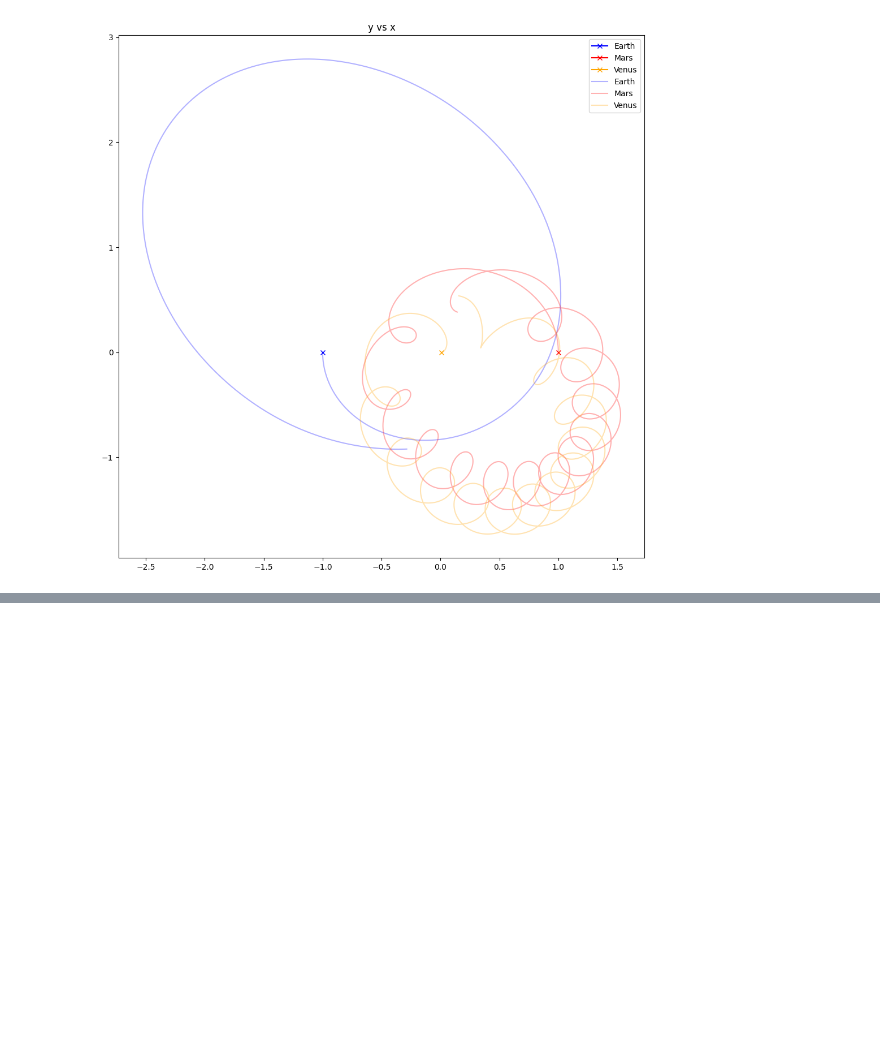
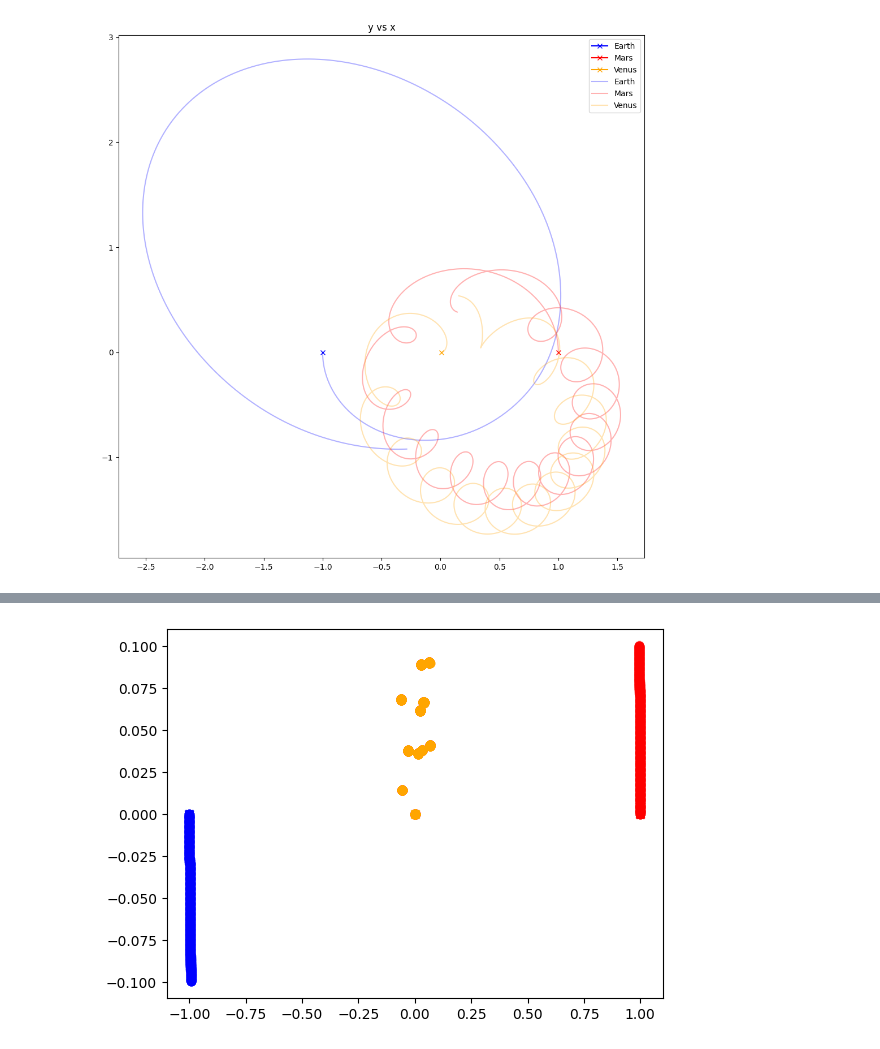
Before and after one commit to wastjohn/ThreeBodyProblemVis, a Jupyter notebook: ThreeBodyVis.ipynb, the cells around one changed output, grey strips where cells are left out. Saved outputs shown, nothing was run; the diff lists cells and outputs as text; code cells hidden in the pictures; blank space fills up the shorter version.

```diff
--- a/ThreeBodyVis.ipynb
+++ b/ThreeBodyVis.ipynb
@@ -427,0 +467,24 @@ t3.clear()
+# %%
+mid_pos = perterbations(10)
+
+p = np.array([-1, 1, 0, 0, 0, 0, 0, 0, 0, -1, 1, 0])
+d = heun(p, 100, 0.001)
+plt.figure(1)
+plt.scatter(d['P1: X Position'][0], d['P1: Y Position'][0], c='blue', marker='x', label='Earth')
+plt.scatter(d['P2: X Position'][0], d['P2: Y Position'][0], c='red', marker='x',label='Mars')
+plt.scatter(d['P3: X Position'][0], d['P3: Y Position'][0], c='orange', marker='x', label='Venus')
+plt.scatter(d['P1: X Position'], d['P1: Y Position'], c='blue', alpha=0.3, label='Earth')
+plt.scatter(d['P2: X Position'], d['P2: Y Position'], c='red', alpha=0.3, label='Mars')
+plt.scatter(d['P3: X Position'], d['P3: Y Position'], c='orange', alpha=0.3, label='Venus')
+
+for x, y in mid_pos:
+    p = np.array([-1, 1, x, 0, 0, y, 0, 0, 0, -1, 1, 0])
+    d = heun(p, 100, 0.001)
+    plt.scatter(d['P1: X Position'], d['P1: Y Position'], c='blue', alpha=0.3)
+    plt.scatter(d['P2: X Position'], d['P2: Y Position'], c='red', alpha=0.3)
+    plt.scatter(d['P3: X Position'], d['P3: Y Position'], c='orange', alpha=0.3)
+
+# plt.legend()
+plt.show()
+# %% [output]
+[figure, added]
```
Also changed, not shown: parts of 3 cells of this notebook.
